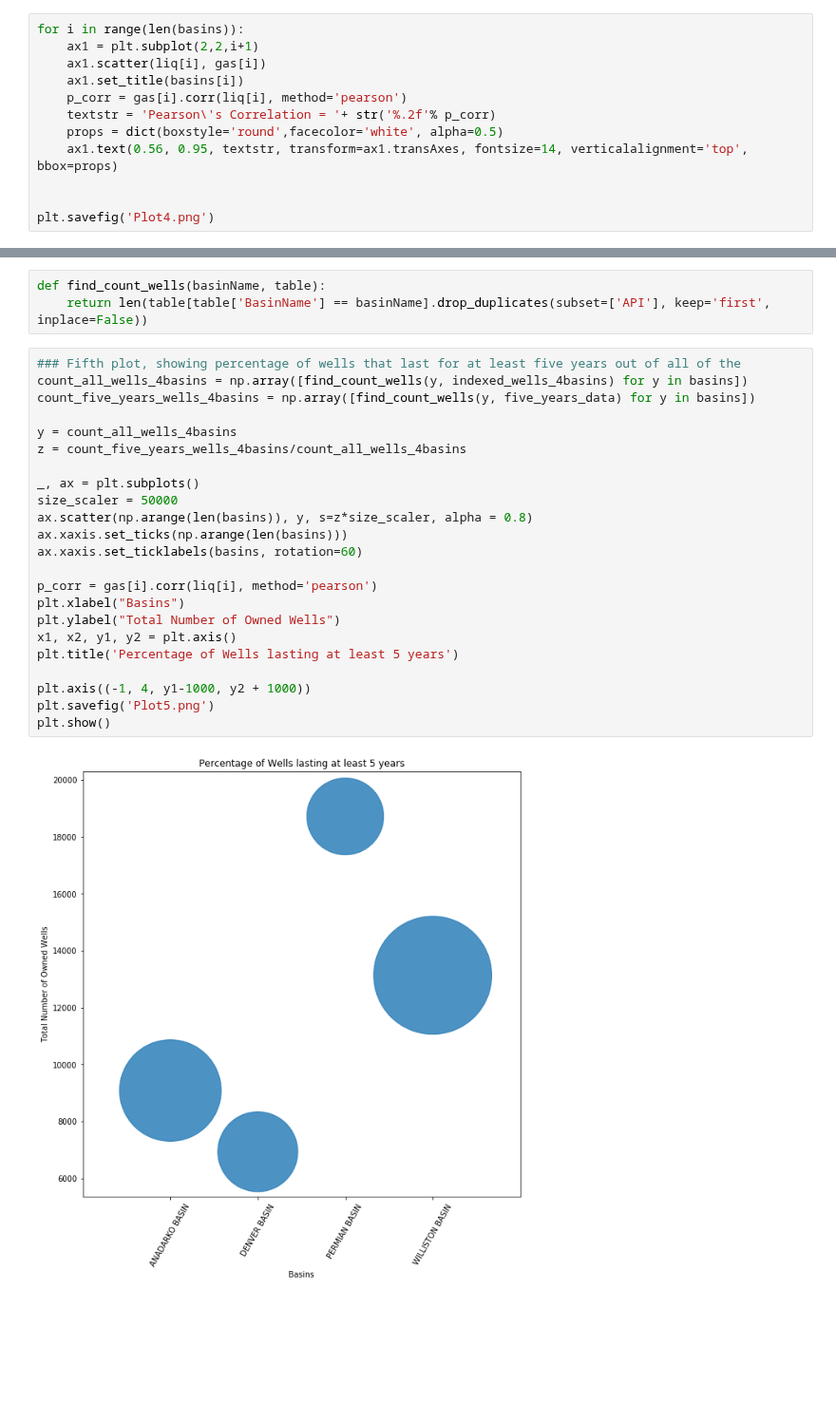
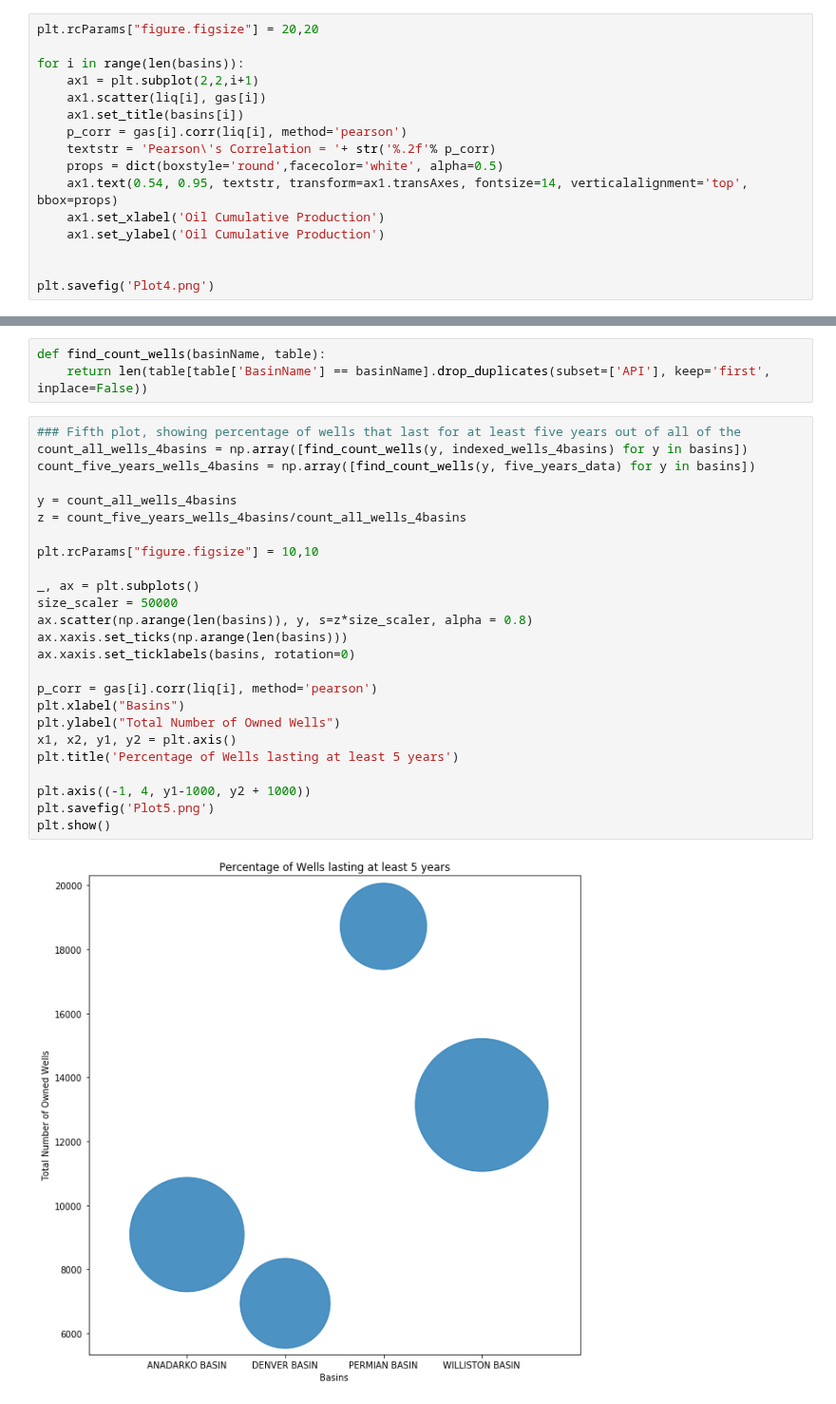
Before and after one commit to NourhanKhaled/DataScience-Project, a Jupyter notebook: Milestone1/Milestone_1.ipynb, the cells around one changed output, grey strips where cells are left out. Shown at 95% size. Drawn from its saved outputs; the diff is of its cells as text; blank space fills up the shorter version.

```diff
--- a/Milestone1/Milestone_1.ipynb
+++ b/Milestone1/Milestone_1.ipynb
@@ -226,4 +223,6 @@ plt.savefig('Plot3.png')
 # %%
+plt.rcParams["figure.figsize"] = 20,20
+
 for i in range(len(basins)):
     ax1 = plt.subplot(2,2,i+1)
     ax1.scatter(liq[i], gas[i])
@@ -231,7 +230,9 @@ for i in range(len(basins)):
     p_corr = gas[i].corr(liq[i], method='pearson')
     textstr = 'Pearson\'s Correlation = '+ str('%.2f'% p_corr)
     props = dict(boxstyle='round',facecolor='white', alpha=0.5)
-    ax1.text(0.56, 0.95, textstr, transform=ax1.transAxes, fontsize=14, verticalalignment='top', bbox=props)
+    ax1.text(0.54, 0.95, textstr, transform=ax1.transAxes, fontsize=14, verticalalignment='top', bbox=props)
+    ax1.set_xlabel('Oil Cumulative Production')
+    ax1.set_ylabel('Oil Cumulative Production')
 
 
 plt.savefig('Plot4.png')
@@ -248,25 +248,27 @@ def find_count_wells(basinName, table):
 # %%
 ### Fifth plot, showing percentage of wells that last for at least five years out of all of the
 count_all_wells_4basins = np.array([find_count_wells(y, indexed_wells_4basins) for y in basins])
 count_five_years_wells_4basins = np.array([find_count_wells(y, five_years_data) for y in basins])
 
 y = count_all_wells_4basins
 z = count_five_years_wells_4basins/count_all_wells_4basins
 
+plt.rcParams["figure.figsize"] = 10,10
+
 _, ax = plt.subplots()
 size_scaler = 50000
 ax.scatter(np.arange(len(basins)), y, s=z*size_scaler, alpha = 0.8)
 ax.xaxis.set_ticks(np.arange(len(basins)))
-ax.xaxis.set_ticklabels(basins, rotation=60)
+ax.xaxis.set_ticklabels(basins, rotation=0)
 
 p_corr = gas[i].corr(liq[i], method='pearson')
 plt.xlabel("Basins")
 plt.ylabel("Total Number of Owned Wells")
 x1, x2, y1, y2 = plt.axis()
 plt.title('Percentage of Wells lasting at least 5 years')
 
 plt.axis((-1, 4, y1-1000, y2 + 1000))
 plt.savefig('Plot5.png')
 plt.show()
 # %% [output]
-[figure, old version]
+[figure, new version]
```
Also changed, not shown: parts of 17 cells of this notebook, 3 other files.
